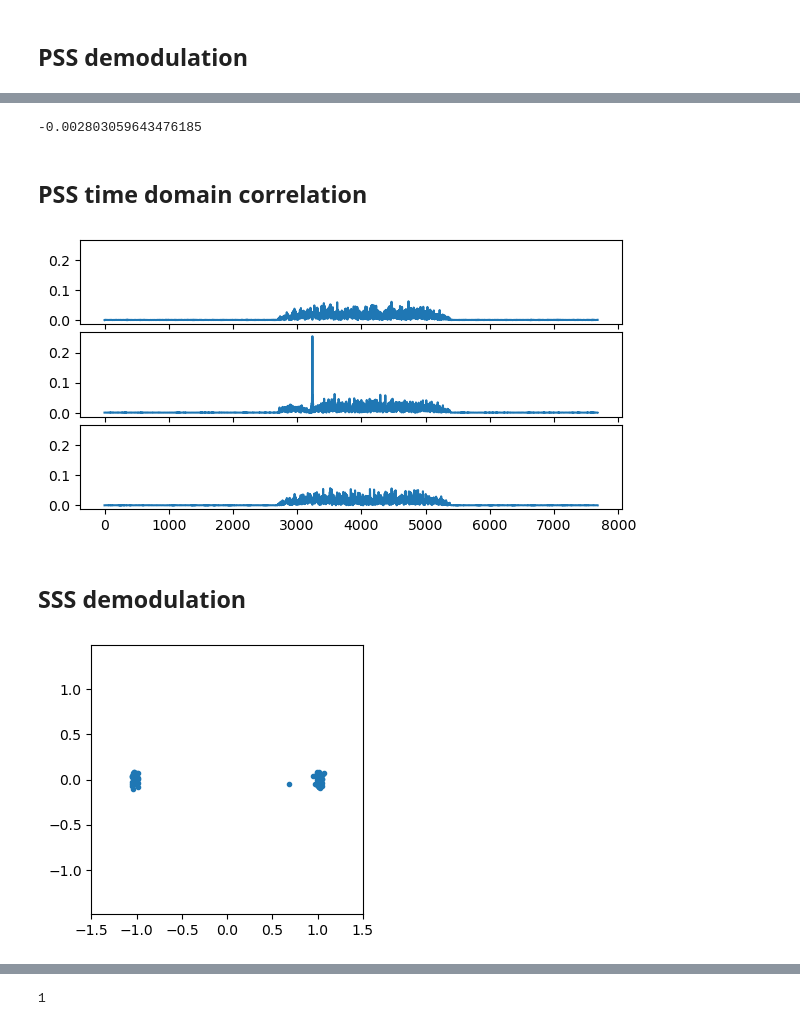
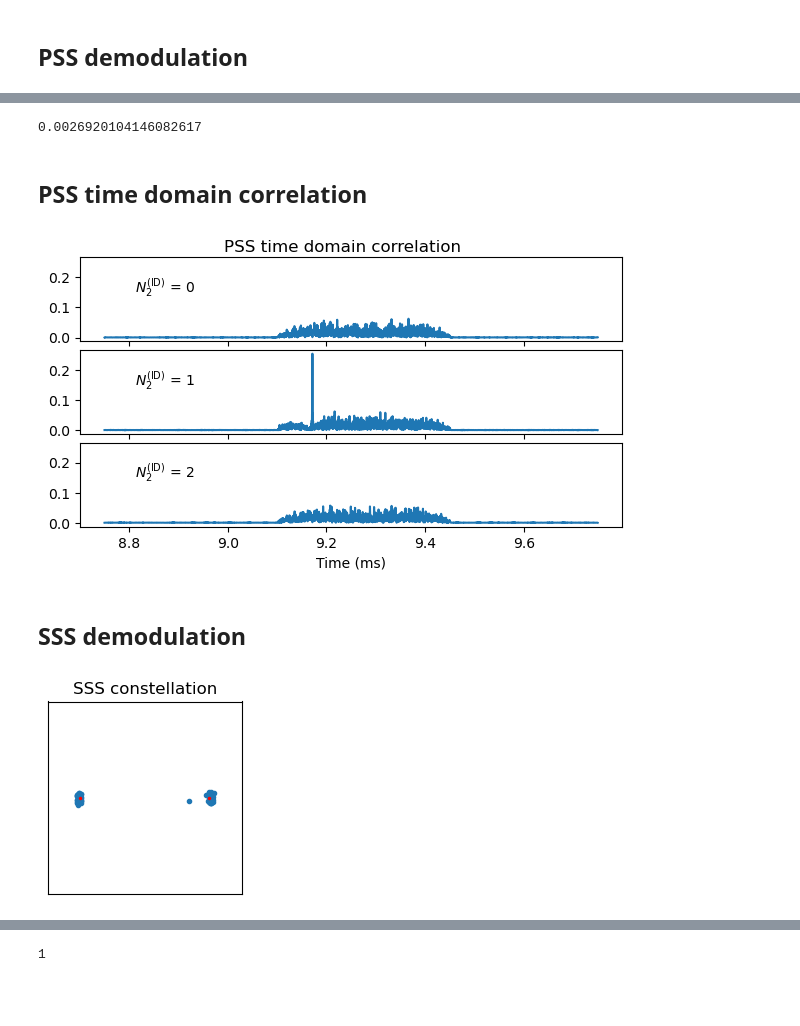
Before and after one commit to daniestevez/jupyter_notebooks, a Jupyter notebook: 5G/5G NR downlink.ipynb, the cells around one changed output, grey strips where cells are left out. Cells and saved outputs as stored; diff of their text form; code cells hidden in the pictures; blank space fills up the shorter version.

```diff
--- a/5G/5G NR downlink.ipynb
+++ b/5G/5G NR downlink.ipynb
@@ -7,17 +7,27 @@ plt.rcParams['figure.figsize'] = (7, 3.5)
 plt.rcParams['figure.facecolor'] = 'w'
 # %%
 x = np.fromfile('catkira/1876954_7680KSPS_srsRAN_Project_gnb_short.sigmf-data', 'int32')
-cfo = 18.88  # Hz
-phi0 = -2.4 # radians
-sfo = -3e-6
-x = (x[::2] + 1j * x[1::2]) / 2**31 * 24.7
+fs = 7_680_000
 # This should be the nominal RF frequency of the subcarrier that we use as DC for demodulation
+# (used for NR phase compensation)
 f_dc = 1_876_950_000
-fs = 7_680_000
-x *= np.exp(-1j*(2*np.pi*cfo/fs*np.arange(x.size) + phi0))
+
+# these are in units of samples and depend on fs
 Tu = 512
 Ncp = 144 // 4
 Ncpl = (144 + 16) // 4
+
+# phase correction to apply to symbols 0, 1, 2, 3, 4, 5, 6 in a 0.5 ms interval
+phase_corr = np.exp(1j*2*np.pi*((f_dc * (np.arange(7) * (Tu + Ncp)) / fs) % 1))
+
+cfo = 18.88  # Hz
+phi0 = -2.97  # radians
+sfo = -3.2e-6  # parts per one
+sto_fine = 12.4e-9  # seconds
+# Amplitude adjustment to get symbols of unity amplitude
+x = (x[::2] + 1j * x[1::2]) / 2**31 * 24.7
+# correct for CFO and phase offset
+x *= np.exp(-1j*(2*np.pi*cfo/fs*np.arange(x.size) + phi0))
 # %%
 # Pseudo-random sequence
 def c_seq(init, length):
@@ -64,10 +103,13 @@ array([42.16428531, -6.20544002,  5.52347131, 42.04848156])
 # %% [markdown]
 ## PSS demodulation
 # %%
+# start demodulation at the middle of the cyclic prefix for maximum robustness to STO
 a0 = corr_start + m0 + Ncp // 2
+
 f = np.fft.fftshift(np.fft.fft(x[a0:a0+Tu]))
 # correct for the 5G NR upconversion discontinuity
-f *= np.exp(1j*2*np.pi*((a0*f_dc/fs) % 1))
+# this PSS is transmitted on symbol 2 mod 7
+f *= phase_corr[2]
 # correct for the fact that we're starting the demodulation at the middle of the cyclic prefix
 f *= np.exp(1j*2*np.pi*np.fft.fftshift(np.fft.fftfreq(Tu))*Ncp/2)
 # %%
@@ -110,25 +155,30 @@ plt.ylim(-1.5, 1.5);
 # %%
+# phase error
 np.angle(np.average(pss_sym_demod_wipe))
 # %% [output]
--0.002803059643476185
+0.0026920104146082617
 # %% [markdown]
 ## PSS time domain correlation
 # %%
 fig, axs = plt.subplots(3, 1, sharex=True, sharey=True)
 
 for nid2 in range(3):
     pss_re = np.zeros(Tu, 'complex')
     pss_re[pss_sc_sel] = pss_sequence(nid2)
     pss_sym = np.fft.ifft(np.fft.fftshift(pss_re))
     pss_corr = np.zeros(round(fs * 1e-3), 'complex')
-    corr_start = round(8.75e-3 * fs)
+    time_corr_start = round(8.75e-3 * fs)
     for j in range(pss_corr.size):
-        pss_corr[j] = np.sum(x[corr_start + j:][:Tu] * np.conjugate(pss_sym))
-    axs[nid2].plot(np.abs(pss_corr))
+        pss_corr[j] = np.sum(x[time_corr_start + j:][:Tu] * np.conjugate(pss_sym))
+    tcorr = 1e3*(time_corr_start + np.arange(pss_corr.size))/fs
+    axs[nid2].plot(tcorr, np.abs(pss_corr))
+    axs[nid2].text(tcorr[pss_corr.size//16], 0.15, f'$N^{{\mathrm{{(ID)}}}}_2$ = {nid2}')
 
-plt.subplots_adjust(hspace=0.1);
+plt.subplots_adjust(hspace=0.1)
+plt.suptitle('PSS time domain correlation', y=0.93)
+axs[-1].set_xlabel('Time (ms)');
 # %% [output]
-[figure, old version]
+[figure, new version]
 # %%
 NID2 = 1
 # %% [markdown]
@@ -158,13 +209,9 @@ f *= np.exp(1j*2*np.pi*(((a0+2*(Ncp + Tu))*f_dc/fs) % 1))
 f *= np.exp(1j*2*np.pi*np.fft.fftshift(np.fft.fftfreq(Tu))*Ncp/2)
 sss_sym_demod = f[pss_sc_sel]
 # %%
-plt.figure(figsize=(3.5, 3.5))
-plt.plot(sss_sym_demod.real, sss_sym_demod.imag, '.')
-plt.axis('equal')
-plt.xlim(-1.5, 1.5)
-plt.ylim(-1.5, 1.5);
+constellation_plot(sss_sym_demod, 'SSS constellation')
 # %% [output]
-[figure, old version]
+[figure, new version]
 # %%
 sss_corrs = np.empty(336, 'complex')
 for j in range(sss_corrs.size):
```
Also changed, not shown: parts of 25 cells of this notebook, 2 other files.
